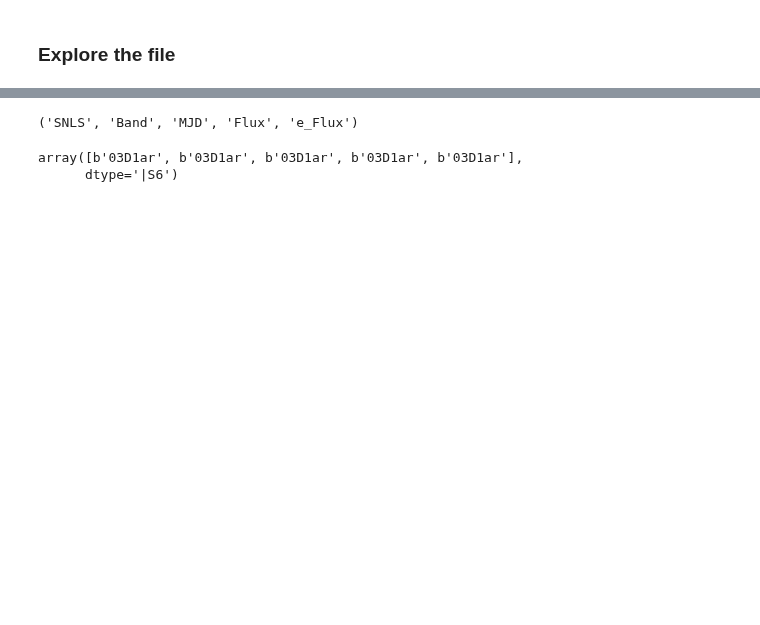
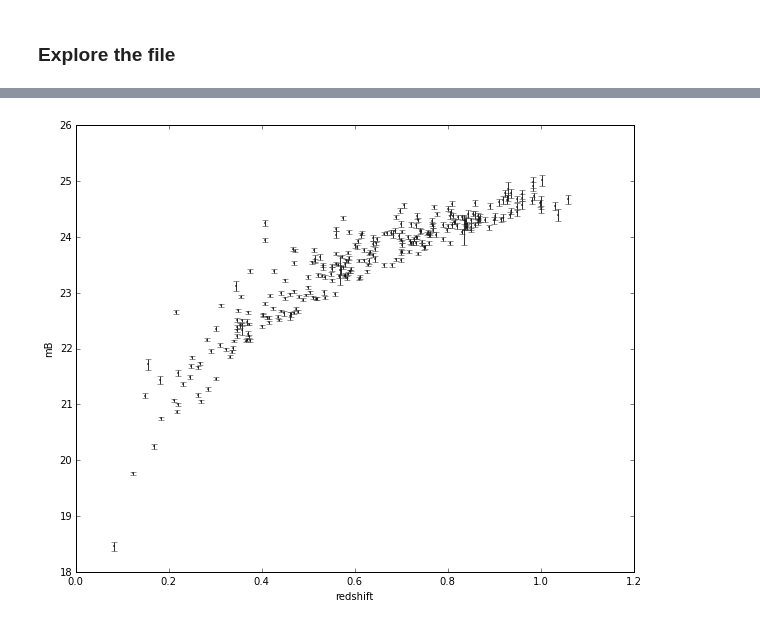
Before and after one commit to profjsb/python-bootcamp, a Jupyter notebook: Lectures/14_ScentificWorkflows/supernovae/snexplore.ipynb, the cells around one changed output, grey strips where cells are left out. Saved outputs shown, nothing was run; the diff lists cells and outputs as text; code cells hidden in the pictures; blank space fills up the shorter version.

```diff
--- a/Lectures/14_ScentificWorkflows/supernovae/snexplore.ipynb
+++ b/Lectures/14_ScentificWorkflows/supernovae/snexplore.ipynb
@@ -26,3 +19,3 @@ from astropy.io import fits
 # %%
 # open the file
-hdulist = fits.open("sndata.fits")
+hdulist = fits.open("data/sndata.fits")
@@ -38,2 +22,2 @@ No.    Name         Type      Cards   Dimensions   Format
 # %%
-sne = np.asarray(hdulist[1].data)
+sne = np.asarray(hdulist[2].data)
@@ -62,9 +24,19 @@ sndata = np.asarray(hdulist[3].data)
-# %%
-sndata.dtype.names
-# %% [output]
-('SNLS', 'Band', 'MJD', 'Flux', 'e_Flux')
-# %%
-sndata["SNLS"][:5]
-# %% [output]
-array([b'03D1ar', b'03D1ar', b'03D1ar', b'03D1ar', b'03D1ar'],
-      dtype='|S6')
+# %%
+z = sne["z"].astype(np.float64)
+mb = sne["mb.S2"].astype(np.float64)
+mb_err = sne["e_mb.S2"].astype(np.float64)
+c = sne["c.S2"].astype(np.float64)
+x1 = sne["x1.S2"].astype(np.float64)
+# %%
+def plot_sn_data(z, mb, mb_err, cosmo=None):
+    plt.errorbar(z, mb, yerr=mb_err, ls='none', color='0.2', marker='o', ms=1.)
+    if cosmo is not None:
+        zarr = np.linspace(0.05, 1.2, 200)
+        mb_predict = cosmo.distmod(zarr).value - 19.3
+        plt.plot(zarr, mb_predict, c="r")
+    plt.xlabel("redshift")
+    plt.ylabel("mB")
+# %%
+plot_sn_data(z, mb, mb_err)
+# %% [output]
+[figure, added]
```
Also changed, not shown: parts of 15 cells of this notebook, 5 other files.
